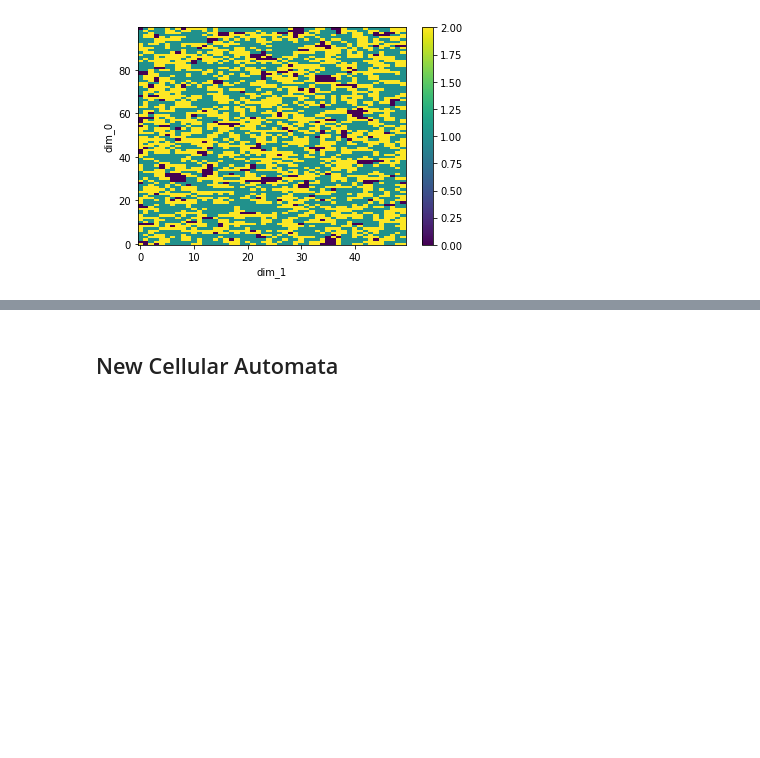
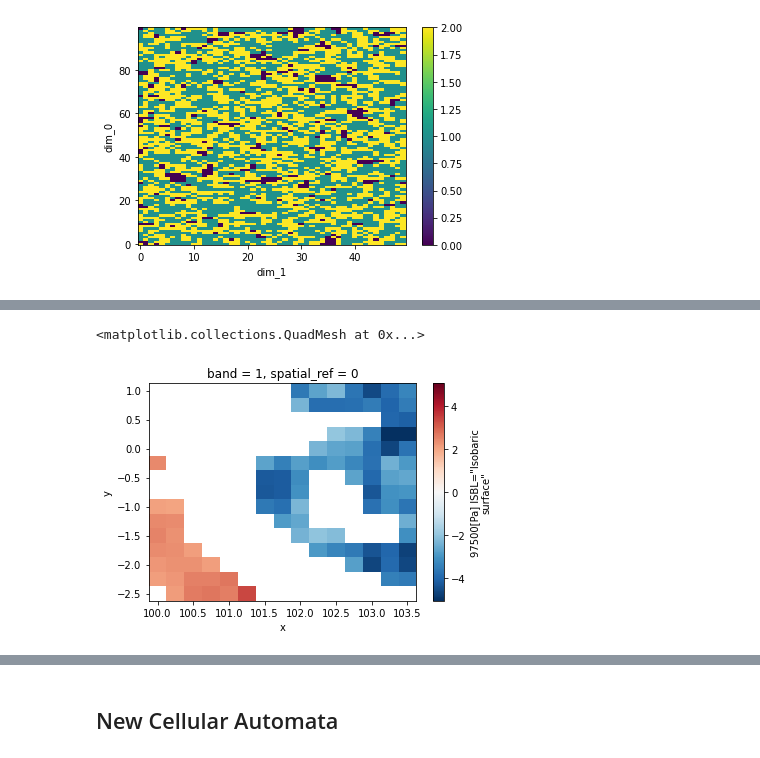
Before and after one commit to cesaraustralia/WindDispersalForecastTool, a Jupyter notebook: Scripts/CA_codes_example.ipynb, the cells around one changed output, grey strips where cells are left out. Drawn from its saved outputs; the diff is of its cells as text; code cells hidden in the pictures; blank space fills up the shorter version.

```diff
--- a/Scripts/CA_codes_example.ipynb
+++ b/Scripts/CA_codes_example.ipynb
@@ -152,0 +198,17 @@ xr.DataArray(new).plot()
+# %%
+newr = r.copy()
+newr[0] = None
+
+xlen = r[0].shape[0]
+ylen = r[0].shape[1]
+for i in range(xlen):
+    for j in range(ylen):
+        if r[0][i, j] > 2:
+            newr[0].values[i, j] = r[0][i, j]
+        if r[0][i, j] < -2:
+            newr[0].values[i, j] = r[0][i, j]
+
+newr[0].plot()
+# %% [output]
+<matplotlib.collections.QuadMesh at 0x...>
+[figure, added]
```
Also changed, not shown: parts of 11 cells of this notebook, 1 other file.
